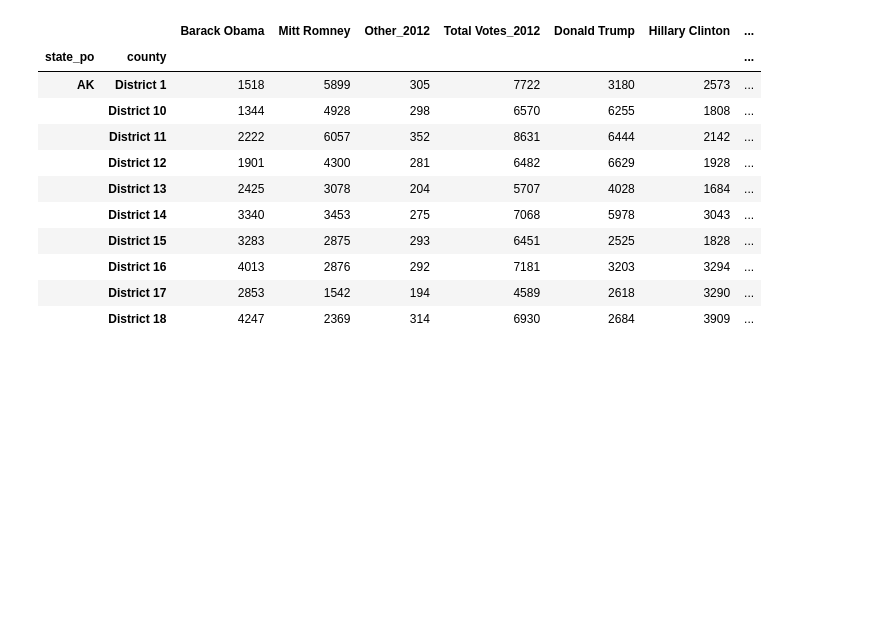
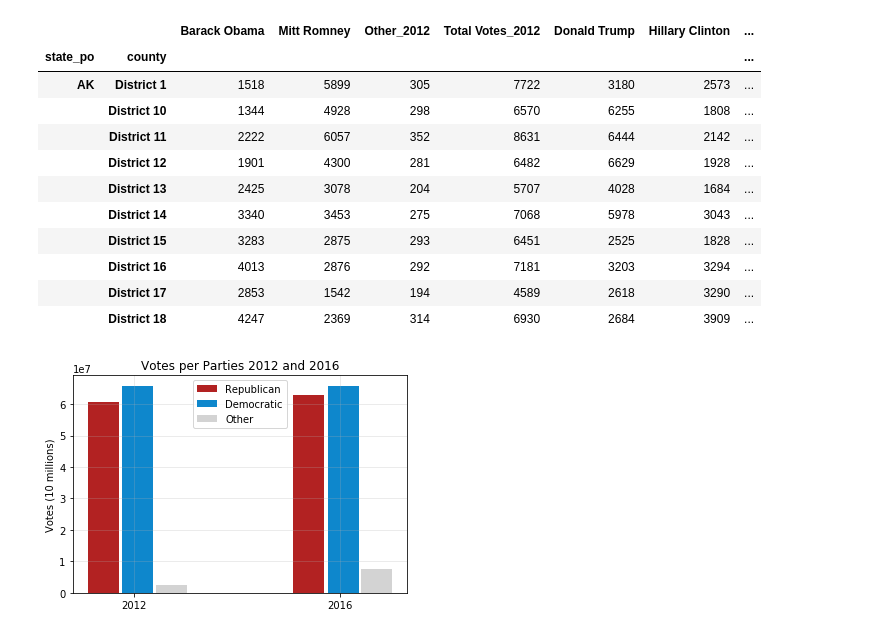
Before and after one commit to muditmathur11/bcmj, a Jupyter notebook: Project/Election_Project.ipynb, the cells around one changed output. Saved outputs shown, nothing was run; the diff lists cells and outputs as text; code cells hidden in the pictures; blank space fills up the shorter version.

```diff
--- a/Project/Election_Project.ipynb
+++ b/Project/Election_Project.ipynb
@@ -89,3 +154,41 @@ election_df.head(10)
 |  | District 16 | 4013 | 2876 | 292 | 7181 | 3203 | 3294 | ... |
 |  | District 17 | 2853 | 1542 | 194 | 4589 | 2618 | 3290 | ... |
 |  | District 18 | 4247 | 2369 | 314 | 6930 | 2684 | 3909 | ... |
+# %%
+
+republican = (romney_total, trump_total)
+democratic = (obama_total, clinton_total)
+other = (other_2012_total, other_2016_total)
+
+#The x locations for the groups
+ind = np.arange(len(democratic))
+
+#The width of the bars
+width = 0.15
+
+#Create the bars
+fig, ax = plt.subplots()
+rects1 = plt.bar(ind - width, republican, width, label='Republican', color="firebrick")
+rects2 = plt.bar(ind + width/9, democratic, width, label='Democratic', color="#0e87cc")
+rects3 = plt.bar(ind + width*1.2, other, width, label='Other', color="lightgray")
+
+# Add some text for labels, title and custom x-axis tick labels, etc.
+plt.ylabel('Votes (10 millions)')
+plt.title('Votes per Parties 2012 and 2016')
+
+#Add legend
+plt.legend(loc= "upper center")
+
+#Add grid
+plt.grid(alpha= 0.3)
+
+#Set ticks
+plt.xticks(ind)
+
+#Add tick labels
+ax.set_xticklabels(('2012', '2016'))
+
+#Show bar chart
+plt.show()
+# %% [output]
+[figure, added]
```
Also changed, not shown: parts of 5 cells of this notebook.
